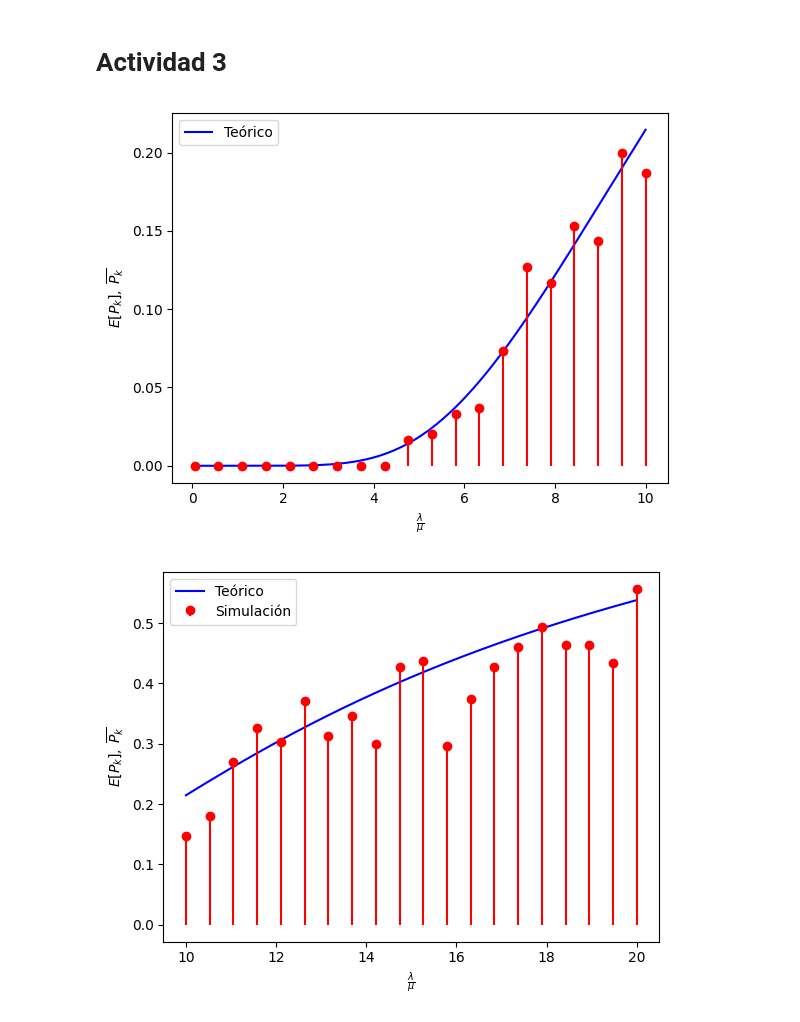
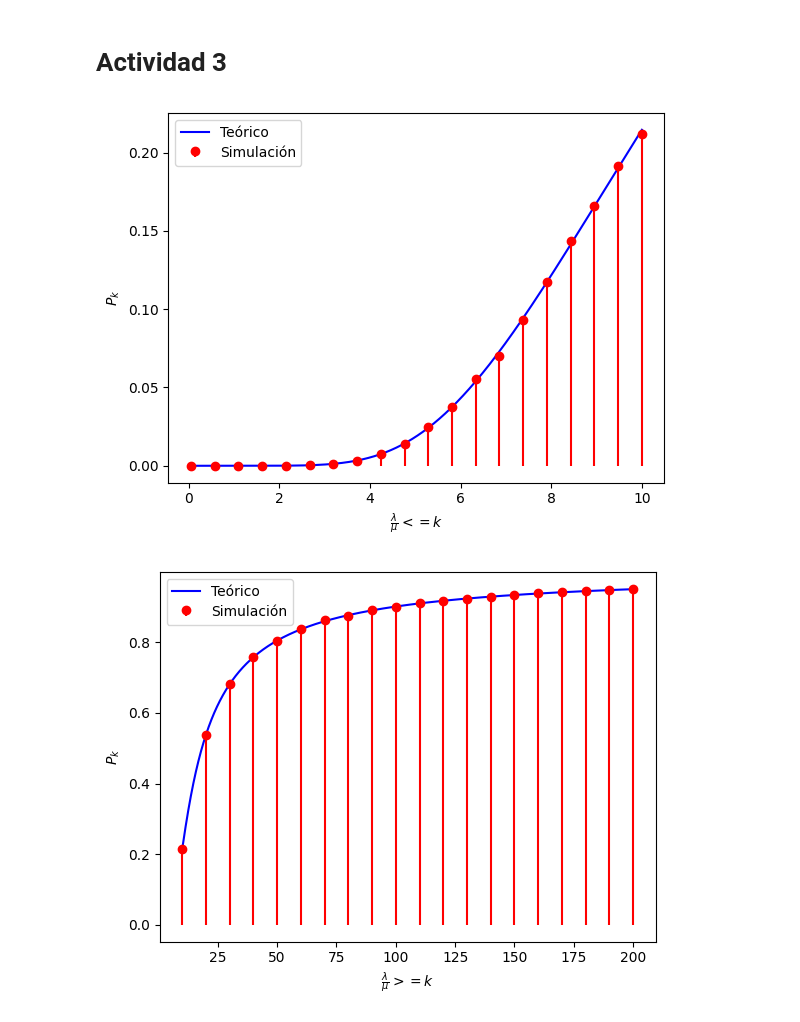
Before and after one commit to criss201x/ERLANG_B, a Jupyter notebook: notebooks/erlanb_b_base.ipynb, the cells around one changed output. Cells and saved outputs as stored; diff of their text form; code cells hidden in the pictures.

Commit message:
simulacion punto 3
se cambia a k como parametro

```diff
--- a/notebooks/erlanb_b_base.ipynb
+++ b/notebooks/erlanb_b_base.ipynb
@@ -138,29 +136,27 @@ import numpy as np
 import matplotlib.pyplot as plt
 
 # Parámetros
-usuarios = 300
+usuarios = 1000000
+k = 10
 simulaciones = 20
 lambda_ = 8
 
 # Resultado Teórico Probbilidad de bloqueo: Pk A<=k
-A_menor = np.linspace(0.05, 10, 10000)  # Cambiar el 0.95 por el A sugerido en clase
+A_menor = np.linspace(0.05, k, 10000)  # Cambiar el 0.95 por el A sugerido en clase
 mu1 = lambda_ / A_menor
-teorico_uno = bloqueo_erlang_b(10,lambda_,mu1)  # Usar el valor teórico según la cola asignada
+teorico_uno = bloqueo_erlang_b(k,lambda_,mu1)  # Usar el valor teórico según la cola asignada
 
 
 # Resultado Teórico Probbilidad de bloqueo: Pk A>=k
-A_mayor = np.linspace(10, 20, 10000)  # Cambiar el 0.95 por el A sugerido en clase
+A_mayor = np.linspace(k, k*20, 10000)  # Cambiar el 0.95 por el A sugerido en clase
 mu2 = lambda_ / A_mayor
-teorico_dos = bloqueo_erlang_b(10,lambda_,mu2)  # Usar el valor teórico según la cola asignada
+teorico_dos = bloqueo_erlang_b(k,lambda_,mu2)  # Usar el valor teórico según la cola asignada
 
 
-#Simulacion
-
-A_menor_simulacion = np.linspace(0.05, 10, simulaciones)  # Cambiar el 0.95 por el A sugerido en clase
+#Simulaciones para A<=k
+A_menor_simulacion = np.linspace(0.05, k, simulaciones)  # Cambiar el 0.95 por el A sugerido en clase
 mu_simulacion_menor = lambda_ / A_menor_simulacion
-
 resultadosimulacion_menor = np.zeros(simulaciones)
-
 for n in range(simulaciones):
     total_clientes = 0
     clientes_bloqueados = 0
@@ -172,45 +168,41 @@ for n in range(simulaciones):
     env.run(until=10000)
     resultadosimulacion_menor[n] = clientes_bloqueados / total_clientes
 
-A_mayor_simulacion = np.linspace(10, 20, simulaciones)  # Cambiar el 0.95 por el A sugerido en clase
+# Simulaciones para A>=k
+A_mayor_simulacion = np.linspace(k, k*20, simulaciones)  # Cambiar el 0.95 por el A sugerido en clase
 mu_simulacion_mayor = lambda_ / A_mayor_simulacion
-
 resultadosimulacion_mayor = np.zeros(simulaciones)
-
 for n in range(simulaciones):
     total_clientes = 0
     clientes_bloqueados = 0
     tea = np.random.exponential(1 / lambda_, usuarios)
     tds = np.random.exponential(1 / mu_simulacion_mayor[n], usuarios)
     env = simpy.Environment()
-    servidor = simpy.Resource(env, capacity=10)# 10 servidores
+    servidor = simpy.Resource(env, capacity=k)# k servidores
     env.process(generador_clientes(env, servidor, tea, tds))
     env.run(until=10000)
     resultadosimulacion_mayor[n] = clientes_bloqueados / total_clientes
 
 # Graficar el resultado uno teórico_uno
 plt.figure(1)
 plt.plot(A_menor, teorico_uno, label='Teórico', color='b')
-plt.xlabel(r'$\frac{\lambda}{\mu}$')
-plt.ylabel(r'$E[P_k],\:\overline{P_k}$')
+plt.xlabel(r'$\frac{\lambda}{\mu} <= k$')
+plt.ylabel(r'$P_k$')
 # simulacion uno
 plt.stem(A_menor_simulacion, resultadosimulacion_menor, label='Simulación', basefmt=" ", linefmt='r-', markerfmt='ro')
 plt.legend(loc='upper left')
 
 # Graficar el resultado teórico_dos
 plt.figure(2)
 plt.plot(A_mayor, teorico_dos, label='Teórico', color='b')
-plt.xlabel(r'$\frac{\lambda}{\mu}$')
-plt.ylabel(r'$E[P_k],\:\overline{P_k}$')
-# Configurar los límites y leyenda
-# plt.xlim([0.05, 0.95])  # Cambiar el 0.95 por el límite sugerido en la línea 13
-
+plt.xlabel(r'$\frac{\lambda}{\mu} >= k$')
+plt.ylabel(r'$P_k$')
 # simulacion dos
 plt.stem(A_mayor_simulacion, resultadosimulacion_mayor, label='Simulación',basefmt=" ", linefmt='r-', markerfmt='ro')
 plt.legend(loc='upper left')
 
 # Mostrar la gráfica
 plt.show()
 # %% [output]
-[figure, old version]
+[figure, new version]
-[figure, old version]
+[figure, new version]
```
Also changed, not shown: parts of 1 cell of this notebook.
